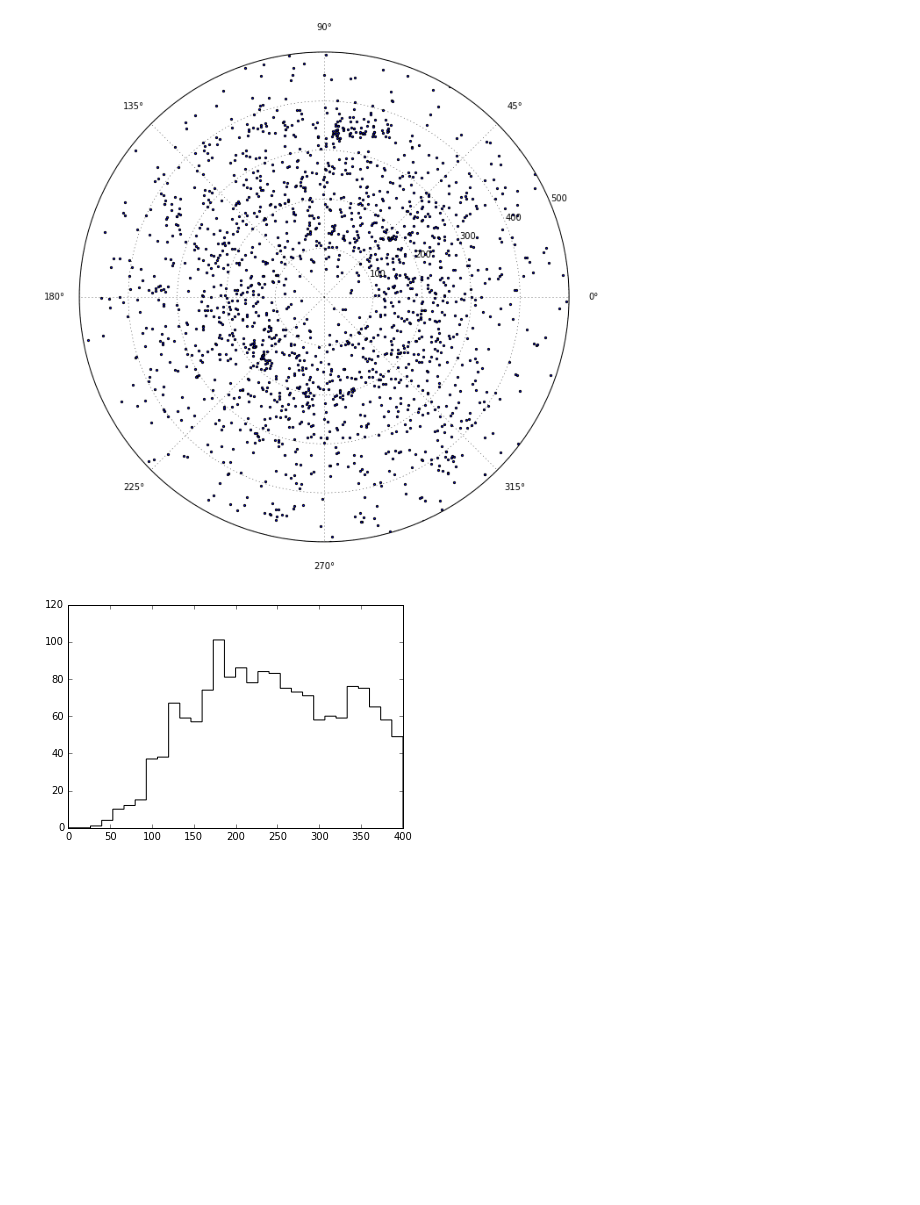
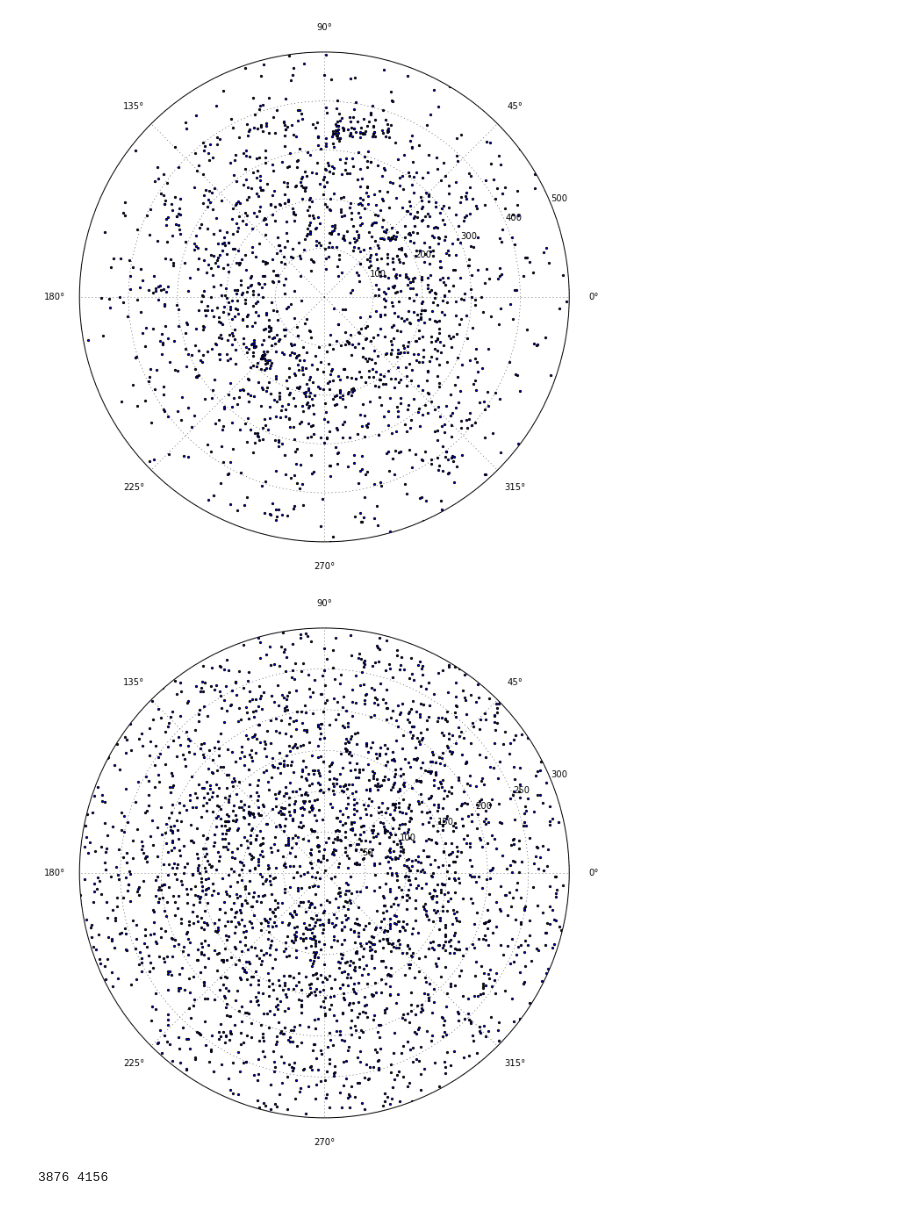
Before and after one commit to astroJeff/gaia_binaries, a Jupyter notebook: notebooks/Widest Pairs.ipynb, the cells around one changed output. Saved outputs shown, nothing was run; the diff lists cells and outputs as text; code cells hidden in the pictures; blank space fills up the shorter version.

```diff
--- a/notebooks/Widest Pairs.ipynb
+++ b/notebooks/Widest Pairs.ipynb
@@ -100,6 +100,9 @@ plt.show()
 # %%
 ids_good_log_flat_wide = np.intersect1d(ids_good_log_flat, np.where(s_log_flat > 3.0e4)[0])
 ids_good_power_law_wide = np.intersect1d(ids_good_power_law, np.where(s_power_law > 3.0e4)[0])
+
+ids_good_log_flat_small = np.intersect1d(ids_good_log_flat, np.where(s_log_flat < 3.0e4)[0])
+ids_good_power_law_small = np.intersect1d(ids_good_power_law, np.where(s_power_law < 3.0e4)[0])
 # %%
 fig, ax = plt.subplots(1, 2, figsize=(12, 4))
 
@@ -152,8 +158,2 @@ plt.show()
 # %% [output]
 [figure]
-# %%
-plt.hist(dist_log_flat[ids_good_log_flat_wide], histtype='step', color='k', bins=30, range=(0, 400))
-
-plt.show()
-# %% [output]
-[figure, removed]
@@ -159,0 +202,20 @@ plt.show()
+# %%
+fig = plt.figure(figsize=(10, 10))
+
+star1 = SkyCoord(TGAS_power_law[ids_good_power_law_small]['ra_1'], TGAS_power_law[ids_good_power_law_small]['dec_1'], unit='deg')
+star2 = SkyCoord(TGAS_power_law[ids_good_power_law_small]['ra_2'], TGAS_power_law[ids_good_power_law_small]['dec_2'], unit='deg')
+
+ax = plt.subplot(111, projection='polar')
+
+ax.scatter(star1.galactic.l.deg, dist_power_law[ids_good_power_law_small], marker='.')
+ax.set_rmax(300.0)
+
+
+# plt.savefig("../figures/small_power_law_galactic_distribution.pdf")
+plt.show()
+# %% [output]
+[figure, added]
+# %%
+print len(ids_good_power_law_small), len(ids_good_log_flat_small)
+# %% [output]
+3876 4156
```
Also changed, not shown: parts of 4 cells of this notebook, 2 other files.
